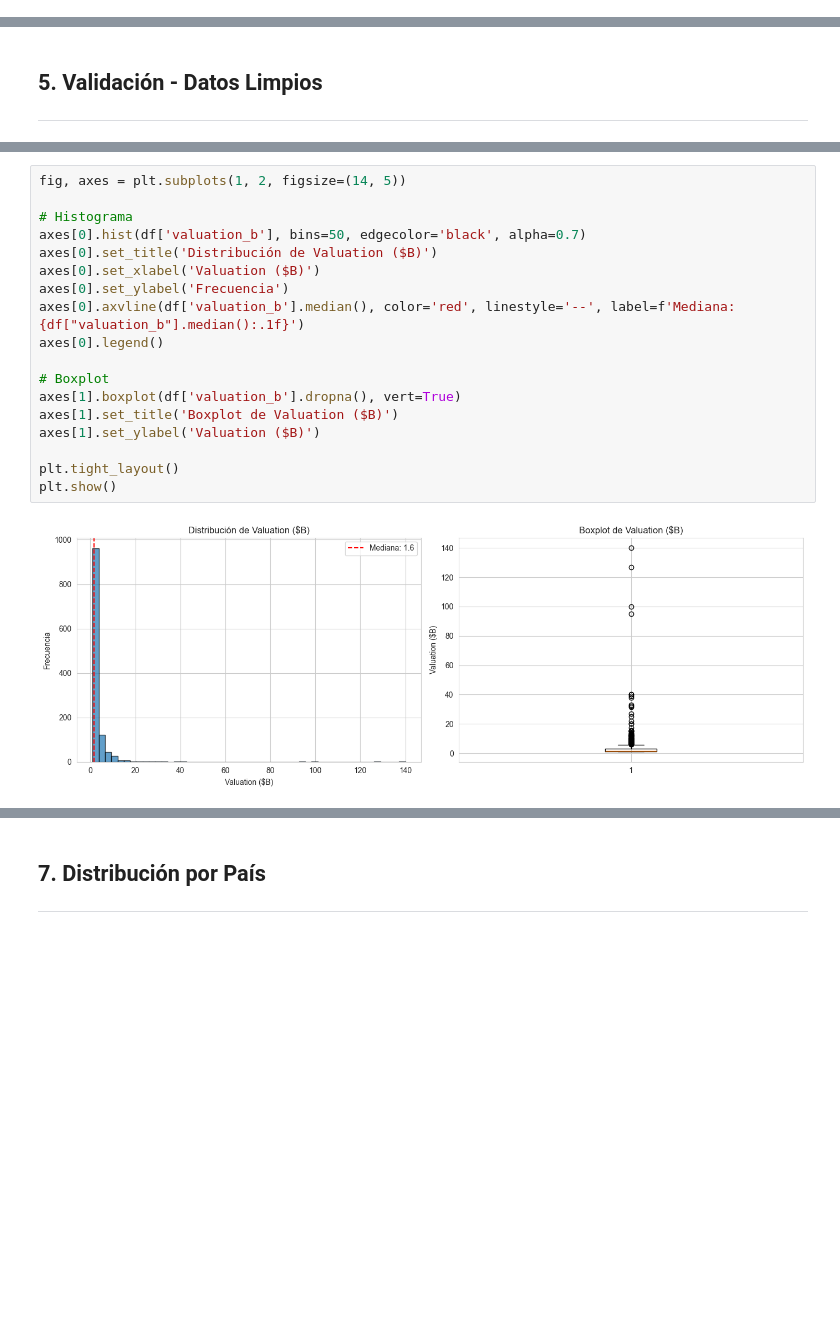
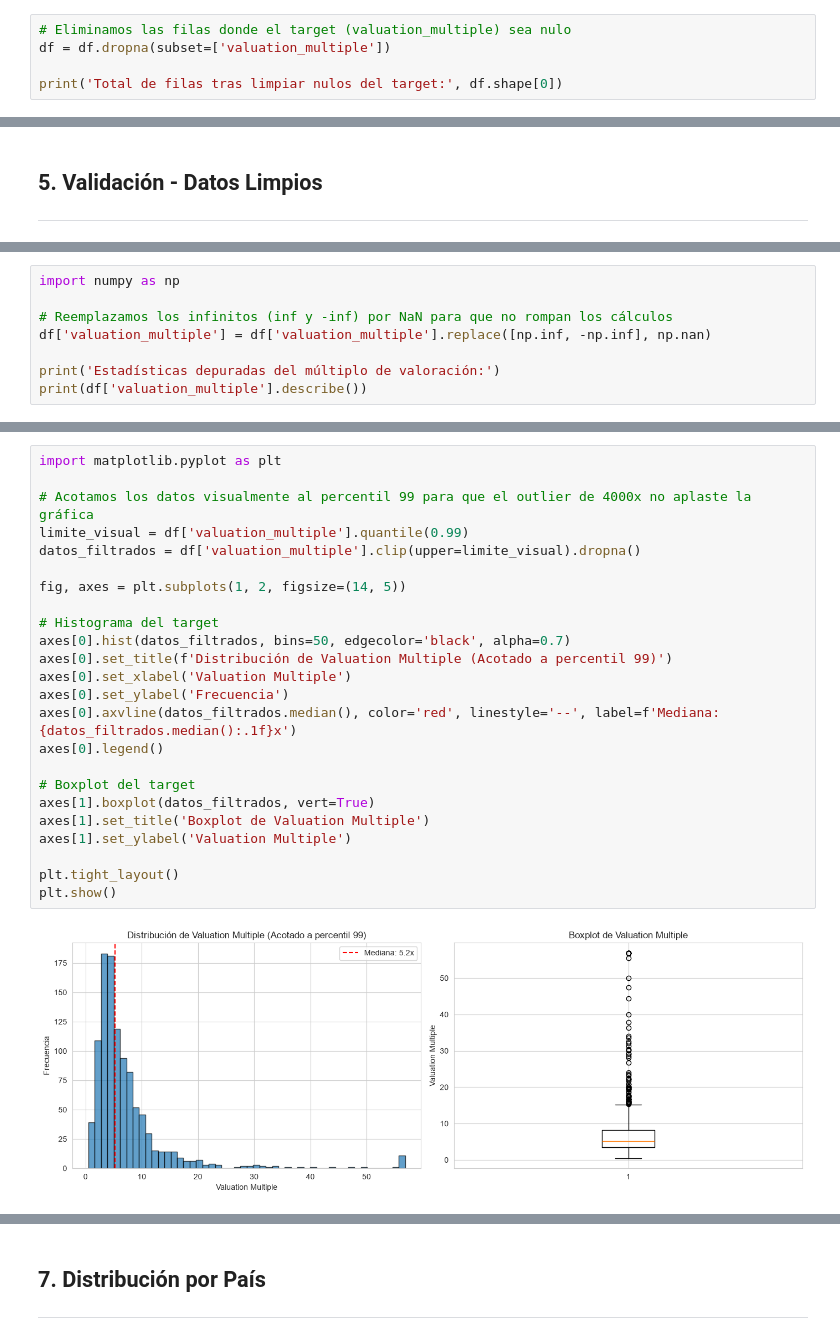
Before and after one commit to Bootcamp-IA-MAD-P7/proyecto4-grupo4, a Jupyter notebook: backend/notebooks/01_eda.ipynb, the cells around one changed output, grey strips where cells are left out. Cells and saved outputs as stored; diff of their text form; blank space fills up the shorter version.

```diff
--- a/backend/notebooks/01_eda.ipynb
+++ b/backend/notebooks/01_eda.ipynb
@@ -210 +319,6 @@ investor_count    0
 dtype: int64
+# %%
+# Eliminamos las filas donde el target (valuation_multiple) sea nulo
+df = df.dropna(subset=['valuation_multiple'])
+
+print('Total de filas tras limpiar nulos del target:', df.shape[0])
@@ -253,0 +354,8 @@ Name: valuation_b, dtype: float64
+# %%
+import numpy as np
+
+# Reemplazamos los infinitos (inf y -inf) por NaN para que no rompan los cálculos
+df['valuation_multiple'] = df['valuation_multiple'].replace([np.inf, -np.inf], np.nan)
+
+print('Estadísticas depuradas del múltiplo de valoración:')
+print(df['valuation_multiple'].describe())
@@ -254,20 +373,26 @@ Name: valuation_b, dtype: float64
 # %%
+import matplotlib.pyplot as plt
+
+# Acotamos los datos visualmente al percentil 99 para que el outlier de 4000x no aplaste la gráfica
+limite_visual = df['valuation_multiple'].quantile(0.99)
+datos_filtrados = df['valuation_multiple'].clip(upper=limite_visual).dropna()
+
 fig, axes = plt.subplots(1, 2, figsize=(14, 5))
 
-# Histograma
-axes[0].hist(df['valuation_b'], bins=50, edgecolor='black', alpha=0.7)
-axes[0].set_title('Distribución de Valuation ($B)')
-axes[0].set_xlabel('Valuation ($B)')
+# Histograma del target
+axes[0].hist(datos_filtrados, bins=50, edgecolor='black', alpha=0.7)
+axes[0].set_title(f'Distribución de Valuation Multiple (Acotado a percentil 99)')
+axes[0].set_xlabel('Valuation Multiple')
 axes[0].set_ylabel('Frecuencia')
-axes[0].axvline(df['valuation_b'].median(), color='red', linestyle='--', label=f'Mediana: {df["valuation_b"].median():.1f}')
+axes[0].axvline(datos_filtrados.median(), color='red', linestyle='--', label=f'Mediana: {datos_filtrados.median():.1f}x')
 axes[0].legend()
 
-# Boxplot
-axes[1].boxplot(df['valuation_b'].dropna(), vert=True)
-axes[1].set_title('Boxplot de Valuation ($B)')
-axes[1].set_ylabel('Valuation ($B)')
+# Boxplot del target
+axes[1].boxplot(datos_filtrados, vert=True)
+axes[1].set_title('Boxplot de Valuation Multiple')
+axes[1].set_ylabel('Valuation Multiple')
 
 plt.tight_layout()
 plt.show()
 # %% [output]
-[figure, old version]
+[figure, new version]
```
Also changed, not shown: parts of 39 cells of this notebook.
